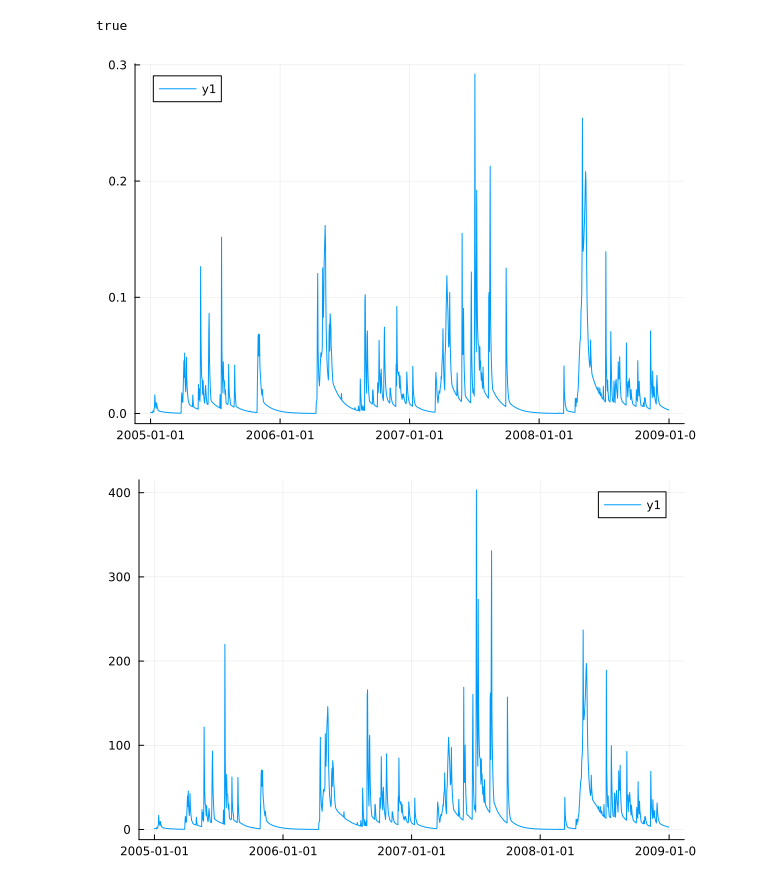
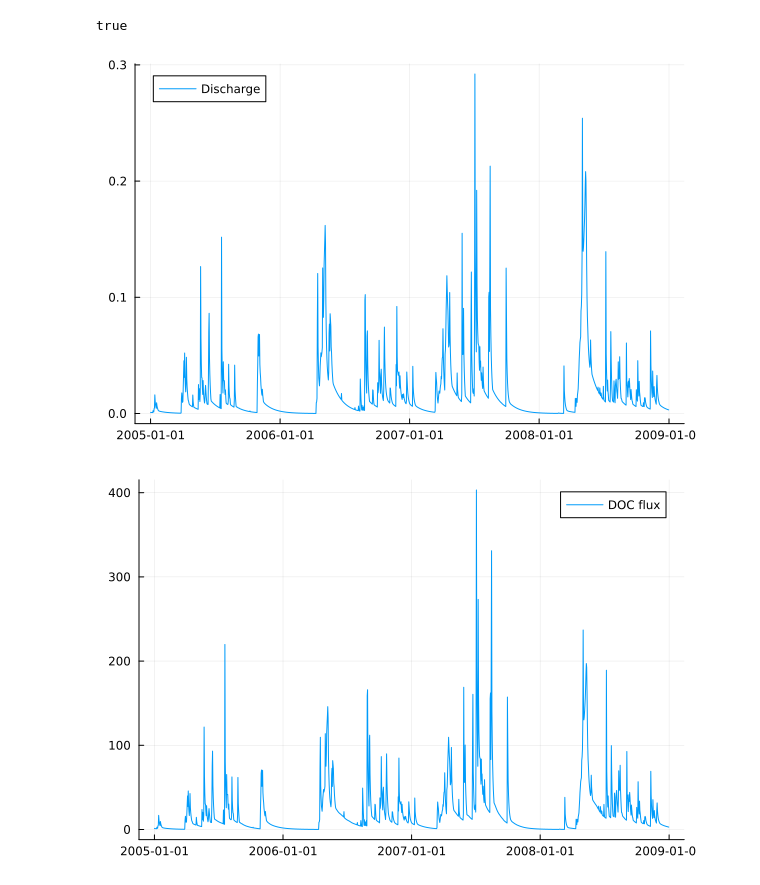
Before and after one commit to NIVANorge/Mobius2, a Jupyter notebook: example_notebooks/basic_julia.ipynb, the cells around one changed output. Cells and saved outputs as stored; diff of their text form; code cells hidden in the pictures.

```diff
--- a/example_notebooks/basic_julia.ipynb
+++ b/example_notebooks/basic_julia.ipynb
@@ -23,21 +23,21 @@ true
 # %%
 # Get a reference to a state variable in the model
 flow = get_var_by_name(app, "Reach flow flux")
 
 # Extract a result series of that variable at a specific index (in this case river section)
 flow_results = flow["Inlet"]
 dates = get_dates(flow)
 
 # Plot the result series
-plot(dates, flow_results)
+plot(dates, flow_results, label="Discharge")
 # %% [output]
-[figure, old version]
+[figure, new version]
 # %%
 # Get the transport of organic carbon by this this river flow
 doc_flux = transport(flow, "oc")
 
 doc_flux_data = doc_flux["Inlet"]
 
-plot(dates, doc_flux_data)
+plot(dates, doc_flux_data, label="DOC flux")
 # %% [output]
-[figure, old version]
+[figure, new version]
```
Also changed, not shown: parts of 1 cell of this notebook, 7 other files.
